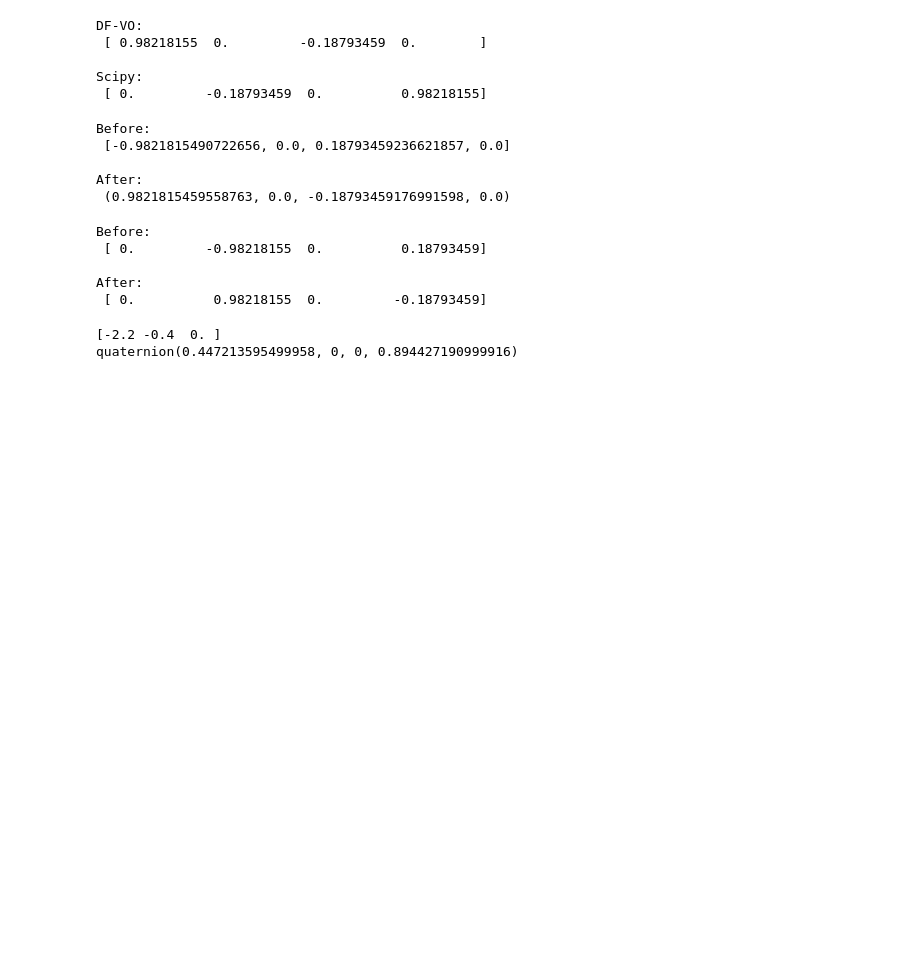
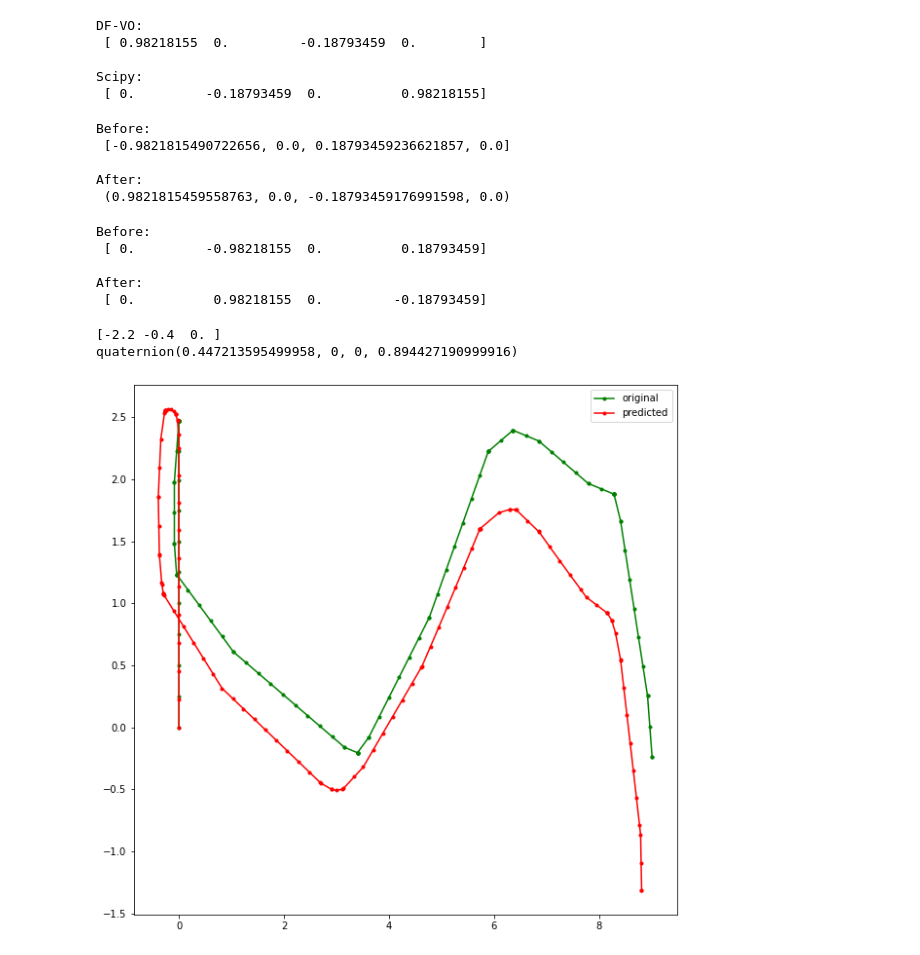
Before and after one commit to cog-isa/rl_navigation, a Jupyter notebook: image/root/naumov/pose_eval_test.ipynb, the cells around one changed output. Drawn from its saved outputs; the diff is of its cells as text; code cells hidden in the pictures; blank space fills up the shorter version.

```diff
--- a/image/root/naumov/pose_eval_test.ipynb
+++ b/image/root/naumov/pose_eval_test.ipynb
@@ -123,0 +151,29 @@ from pyquaternion import Quaternion
+# %%
+def get_traj(txt_file, mult=1., ang_inv=False, ):
+    pos, rot = [0, 0], 0
+    poss = [np.copy(pos)]
+    with open(txt_file, 'r') as f:
+        ss = f.readline()
+        while (ss != ''):
+            s = ss.split()
+            turn = float(s[2][:-1]) * np.pi / 180.
+            if ang_inv:
+                turn *= -1
+            forward = float(s[4]) * mult
+            pos[0] -= np.sin(rot) * forward
+            pos[1] += np.cos(rot) * forward
+            poss.append(np.copy(pos))
+            rot += turn
+            ss = f.readline()
+    return np.array(poss)
+# %%
+poss_or = get_traj('/root/DF-VO/dataset/custom/30/groundtruth_v2.txt')
+poss_pred = get_traj('/root/DF-VO/results/30/30_v2.txt', 10, True)
+
+fig, ax = plt.subplots(figsize=(10, 10))
+plt.plot(poss_or[:,0], poss_or[:,1], 'g.-', label='original')
+plt.plot(poss_pred[:,0], poss_pred[:,1], 'r.-', label='predicted')
+plt.legend()
+plt.show()
+# %% [output]
+[figure, added]
```
Also changed, not shown: parts of 17 cells of this notebook, 27 other files.
